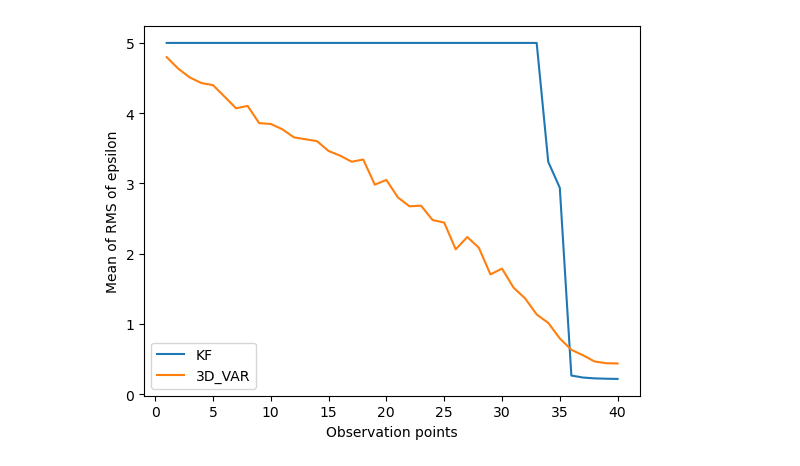
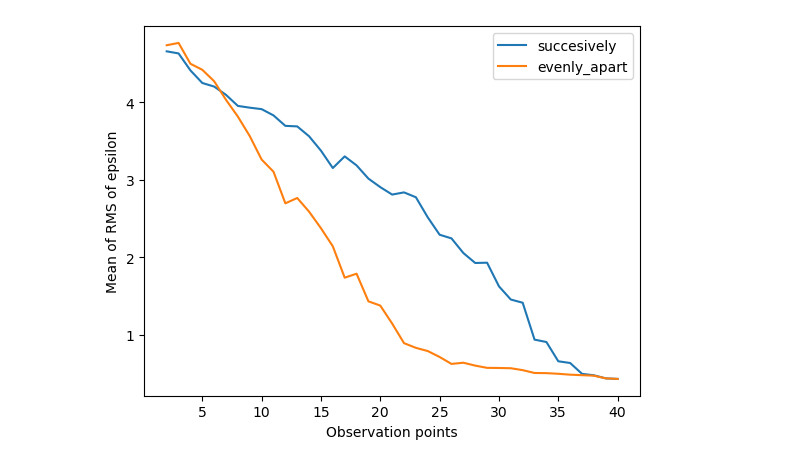
Before and after one commit to gallardo0825/Data_assimilation_A, a Jupyter notebook: assignment6-1.ipynb, the cells around one changed output. Saved outputs shown, nothing was run; the diff lists cells and outputs as text; code cells hidden in the pictures.

```diff
--- a/assignment6-1.ipynb
+++ b/assignment6-1.ipynb
@@ -204,20 +215,11 @@ for i in obs:
     error_a, error_f = three_d_var.run_simulation()
     error_obs_3DVAR.append(np.mean(error_a))
-# %%
-#obs_point <= 34は桁あふれ
-overflow = 33
-error_obs_KF = [5] * overflow
-for i in range(overflow + 1,41):
-    kf = KF(calculation = cal, obs_point = i)
-    error_a, error_f = kf.run_simulation()
-    error_obs_KF.append(np.mean(error_a))
-# %%
-error_obs_KF.reverse()
-plt.xlabel('Observation points')
-plt.ylabel('Mean of RMS of epsilon')
-plt.plot(obs,error_obs_KF, label = "KF")
-plt.plot(obs,error_obs_3DVAR, label = "3D_VAR")
-plt.legend()
-plt.show()
-# %% [output]
-[figure, removed]
+# %%
+#obs_point <= 35は桁あふれ
+overflow = 35
+error_obs_KF = [5] * overflow
+for i in range(overflow + 1,40):
+    kf = KF(calculation = cal, obs_point = i, method = 1)
+    error_a, error_f = kf.run_simulation()
+    error_obs_KF.append(np.mean(error_a))
+error_obs_KF.reverse()
@@ -223,0 +233,25 @@ plt.show()
+# %%
+obs = list(range(2,41))
+error_obs_3DVAR = []
+obs.reverse()
+for i in obs:
+    three_d_var = Three_D_VAR(calculation = cal, obs_point = i, method = 1)
+    error_a, error_f = three_d_var.run_simulation()
+    error_obs_3DVAR.append(np.mean(error_a))
+# %%
+obs_2 = list(range(2,41))
+error_obs_3DVAR_2 = []
+obs_2.reverse()
+for i in obs_2:
+    three_d_var = Three_D_VAR(calculation = cal, obs_point = i, method = 2)
+    error_a, error_f = three_d_var.run_simulation()
+    error_obs_3DVAR_2.append(np.mean(error_a))
+# %%
+plt.xlabel('Observation points')
+plt.ylabel('Mean of RMS of epsilon')
+plt.plot(obs,error_obs_3DVAR, label = "succesively")
+plt.plot(obs_2,error_obs_3DVAR_2, label = "evenly_apart")
+plt.legend()
+plt.show()
+# %% [output]
+[figure, added]
```
Also changed, not shown: parts of 7 cells of this notebook.
